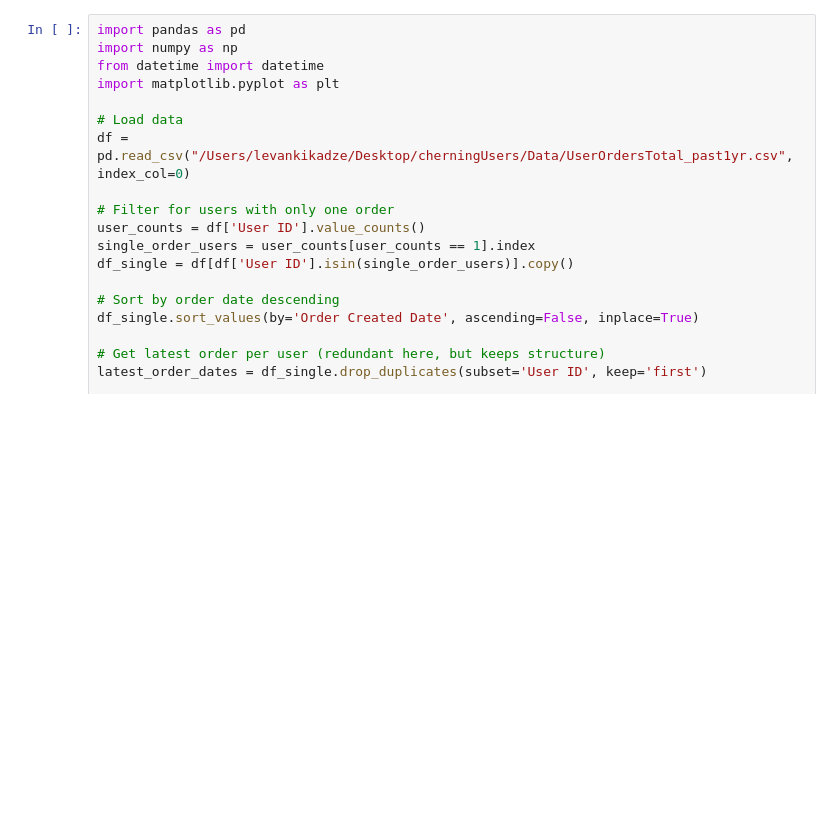
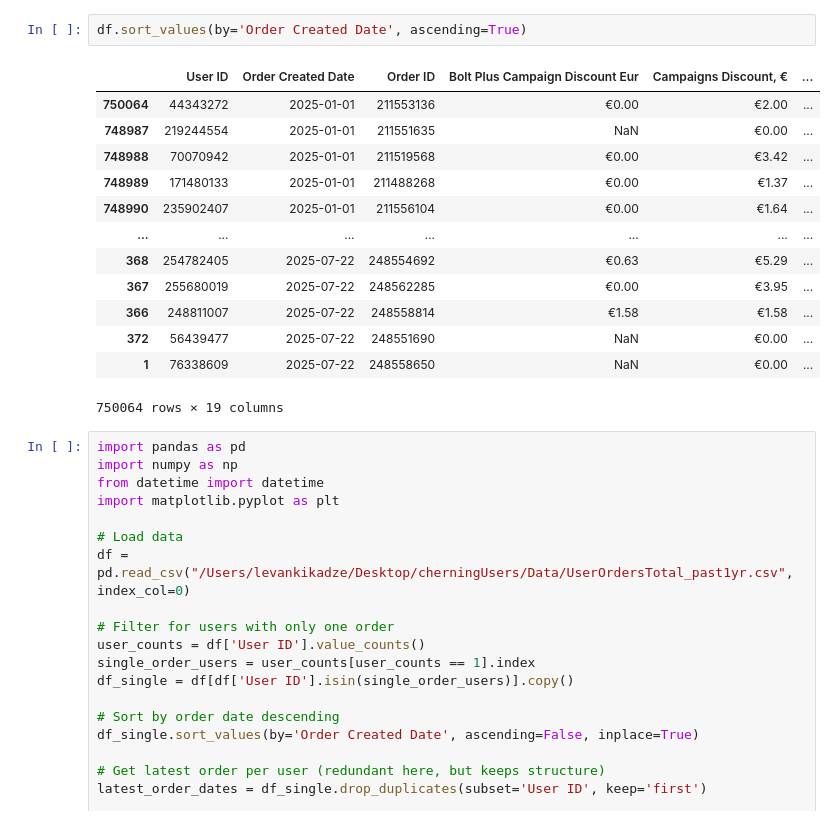
Before and after one commit to Levan-Kikadze/ChurningUsersAnalysis, a Jupyter notebook: Analysis/Compiled_Main.ipynb, the cells around one changed output. Saved outputs shown, nothing was run; the diff lists cells and outputs as text; blank space fills up the shorter version.

```diff
--- a/Analysis/Compiled_Main.ipynb
+++ b/Analysis/Compiled_Main.ipynb
@@ -105,3 +76,19 @@ See the caveats in the documentation: https://pandas.pydata.org/pandas-docs/stab
+# %%
+df.sort_values(by='Order Created Date', ascending=True)
+# %% [output]
+|  | User ID | Order Created Date | Order ID | Bolt Plus Campaign Discount Eur | Campaigns Discount, € | ... |
+| 750064 | 44343272 | 2025-01-01 | 211553136 | €0.00 | €2.00 | ... |
+| 748987 | 219244554 | 2025-01-01 | 211551635 | NaN | €0.00 | ... |
+| 748988 | 70070942 | 2025-01-01 | 211519568 | €0.00 | €3.42 | ... |
+| 748989 | 171480133 | 2025-01-01 | 211488268 | €0.00 | €1.37 | ... |
+| 748990 | 235902407 | 2025-01-01 | 211556104 | €0.00 | €1.64 | ... |
+| ... | ... | ... | ... | ... | ... | ... |
+| 368 | 254782405 | 2025-07-22 | 248554692 | €0.63 | €5.29 | ... |
+| 367 | 255680019 | 2025-07-22 | 248562285 | €0.00 | €3.95 | ... |
+| 366 | 248811007 | 2025-07-22 | 248558814 | €1.58 | €1.58 | ... |
+| 372 | 56439477 | 2025-07-22 | 248551690 | NaN | €0.00 | ... |
+| 1 | 76338609 | 2025-07-22 | 248558650 | NaN | €0.00 | ... |
+750064 rows × 19 columns
 # %%
 import pandas as pd
 import numpy as np
```
Also changed, not shown: parts of 1 cell of this notebook, 12 other files.
